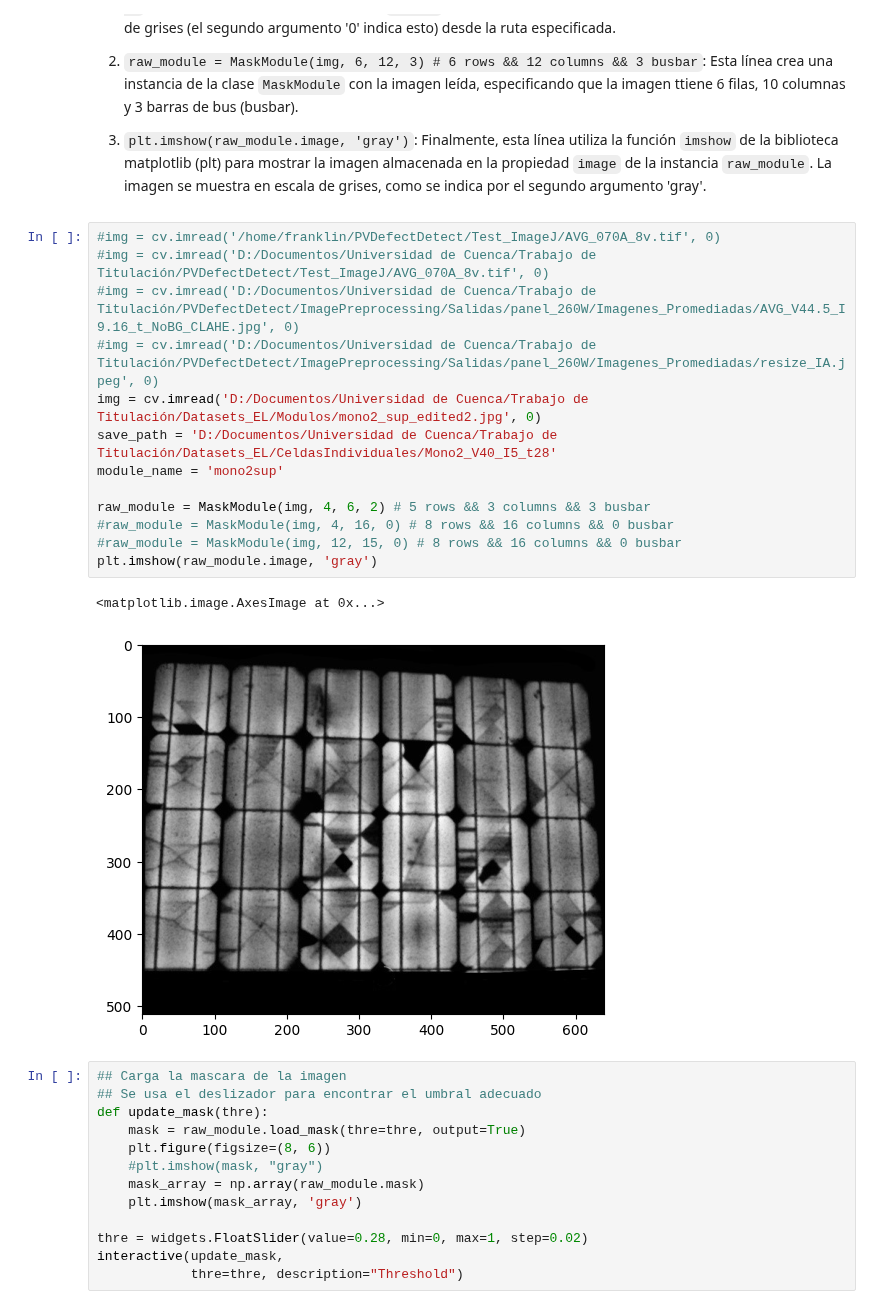
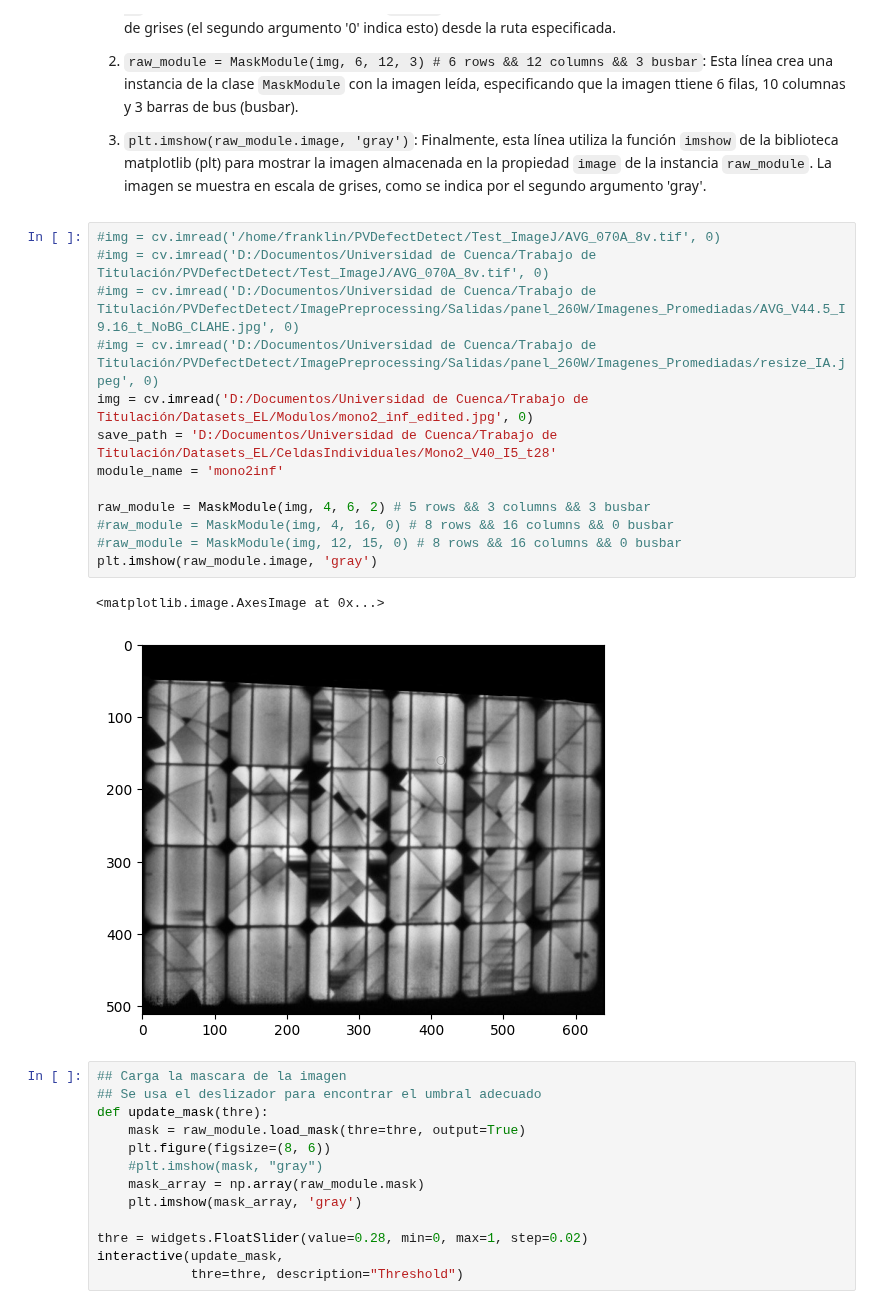
Before and after one commit to Franklingo13/PVDefectDetect, a Jupyter notebook: TestsPV-vision/tranformar_contorno_propio.ipynb, the cells around one changed output. Drawn from its saved outputs; the diff is of its cells as text.

Commit message:
Se corrige la perspectiva de `mono2_inf_edited`

```diff
--- a/TestsPV-vision/tranformar_contorno_propio.ipynb
+++ b/TestsPV-vision/tranformar_contorno_propio.ipynb
@@ -26,19 +26,19 @@ Uso de la herramienta para recortar una imagen de módulo en celdas individuales
 # %%
 #img = cv.imread('/home/franklin/PVDefectDetect/Test_ImageJ/AVG_070A_8v.tif', 0)
 #img = cv.imread('D:/Documentos/Universidad de Cuenca/Trabajo de Titulación/PVDefectDetect/Test_ImageJ/AVG_070A_8v.tif', 0)
 #img = cv.imread('D:/Documentos/Universidad de Cuenca/Trabajo de Titulación/PVDefectDetect/ImagePreprocessing/Salidas/panel_260W/Imagenes_Promediadas/AVG_V44.5_I9.16_t_NoBG_CLAHE.jpg', 0)
 #img = cv.imread('D:/Documentos/Universidad de Cuenca/Trabajo de Titulación/PVDefectDetect/ImagePreprocessing/Salidas/panel_260W/Imagenes_Promediadas/resize_IA.jpeg', 0)
-img = cv.imread('D:/Documentos/Universidad de Cuenca/Trabajo de Titulación/Datasets_EL/Modulos/mono2_sup_edited2.jpg', 0)
+img = cv.imread('D:/Documentos/Universidad de Cuenca/Trabajo de Titulación/Datasets_EL/Modulos/mono2_inf_edited.jpg', 0)
 save_path = 'D:/Documentos/Universidad de Cuenca/Trabajo de Titulación/Datasets_EL/CeldasIndividuales/Mono2_V40_I5_t28'
-module_name = 'mono2sup'
+module_name = 'mono2inf'
 
 raw_module = MaskModule(img, 4, 6, 2) # 5 rows && 3 columns && 3 busbar
 #raw_module = MaskModule(img, 4, 16, 0) # 8 rows && 16 columns && 0 busbar
 #raw_module = MaskModule(img, 12, 15, 0) # 8 rows && 16 columns && 0 busbar
 plt.imshow(raw_module.image, 'gray')
 # %% [output]
 <matplotlib.image.AxesImage at 0x...>
-[figure, old version]
+[figure, new version]
 # %%
 ## Carga la mascara de la imagen
 ## Se usa el deslizador para encontrar el umbral adecuado
```
Also changed, not shown: parts of 2 cells of this notebook.
